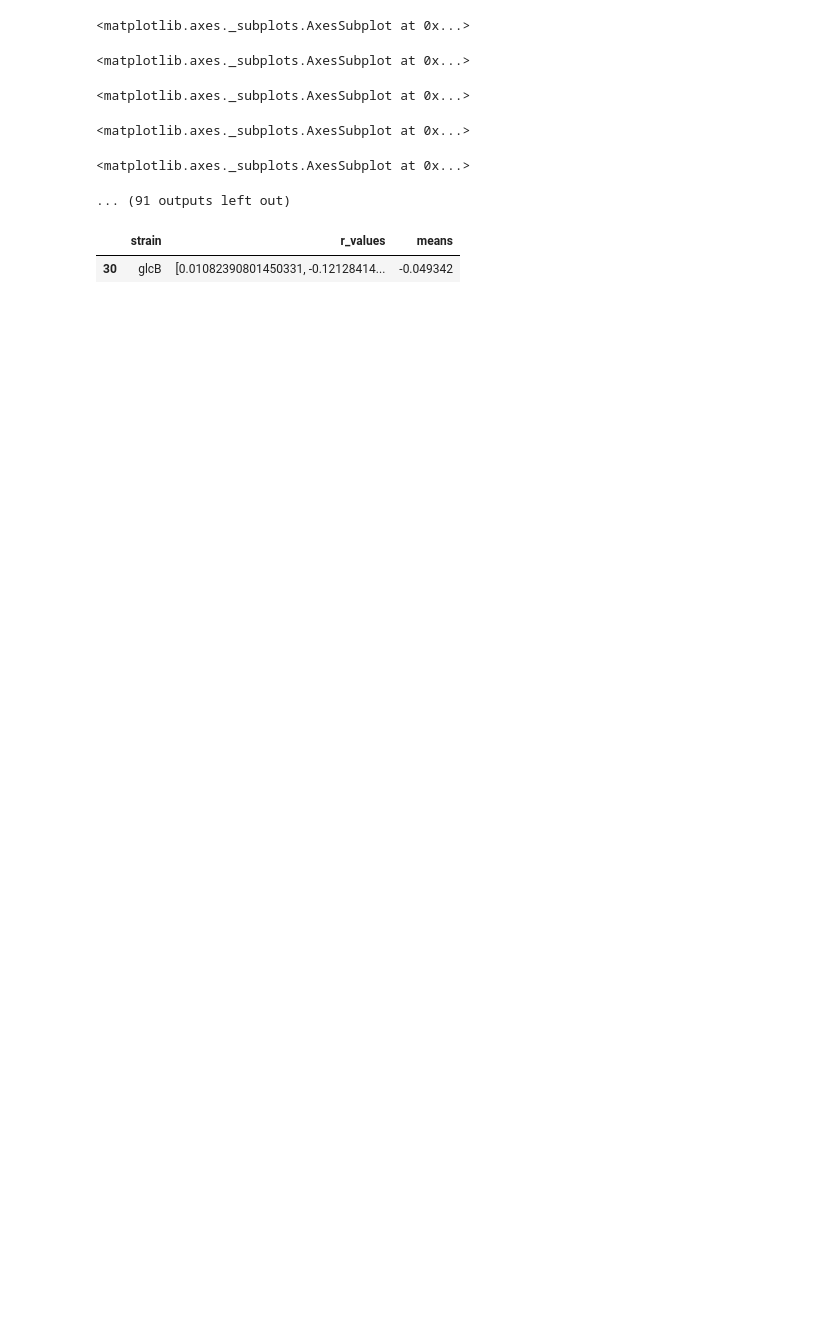
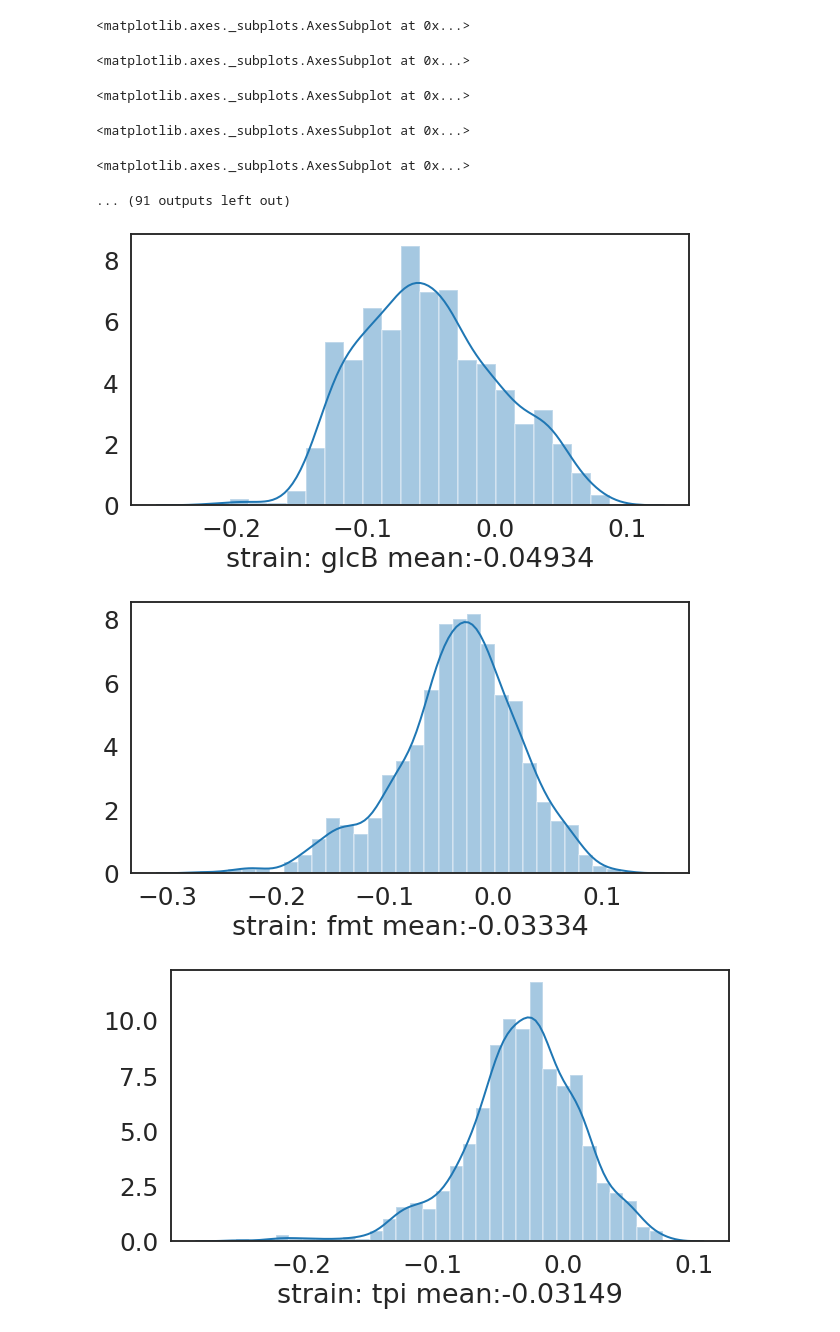
Before and after one commit to anmehta26/public_TB_project, a Jupyter notebook: relationships.ipynb, the cells around one changed output. Cells and saved outputs as stored; diff of their text form; code cells hidden in the pictures; blank space fills up the shorter version.

Commit message:
top strains

```diff
--- a/relationships.ipynb
+++ b/relationships.ipynb
@@ -177,8 +212,15 @@ for li in dataset.r_values:
 <matplotlib.axes._subplots.AxesSubplot at 0x...>
 <matplotlib.axes._subplots.AxesSubplot at 0x...>
 ... (91 outputs left out)
-# %%
-df.loc[df['means'] < -.04]
-# %% [output]
-|  | strain | r_values | means |
-| 30 | glcB | [0.01082390801450331, -0.12128414... | -0.049342 |
+# %%
+bottomPercentile = df.describe(percentiles=[0.05, 0.95]).iloc[4].means
+# %%
+simp = df.loc[(df.means < bottomPercentile)]
+simp = simp.sort_values('means')
+for index, row in simp.iterrows():
+  plt.figure() #this creates a new figure on which your plot will appear
+  sns.distplot(row.r_values, axlabel=("strain: " + row.strain + " mean:" + str('%.5f'%(row.means))))
+# %% [output]
+[figure, added]
+[figure, added]
+[figure, added]
```
Also changed, not shown: parts of 10 cells of this notebook.
